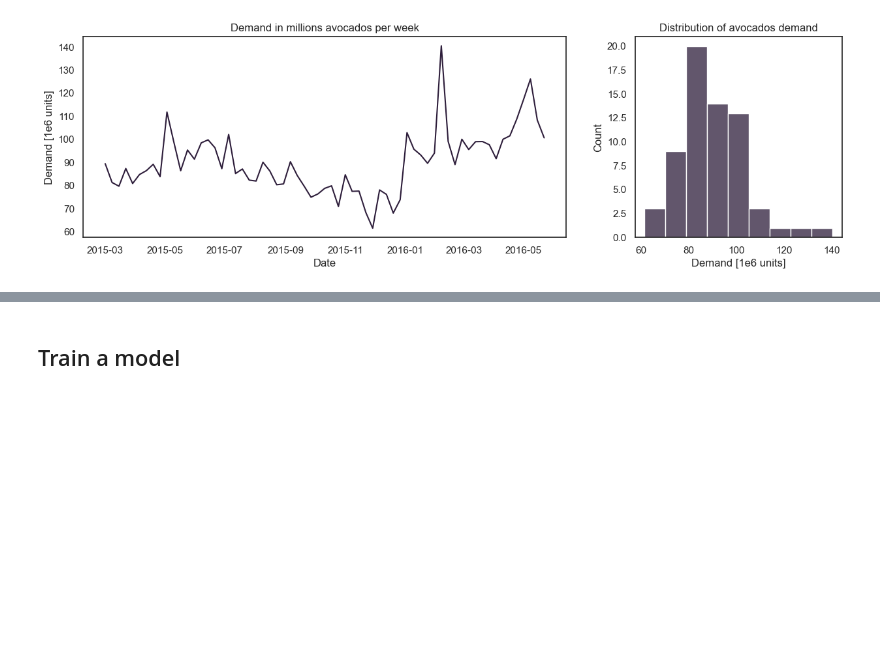
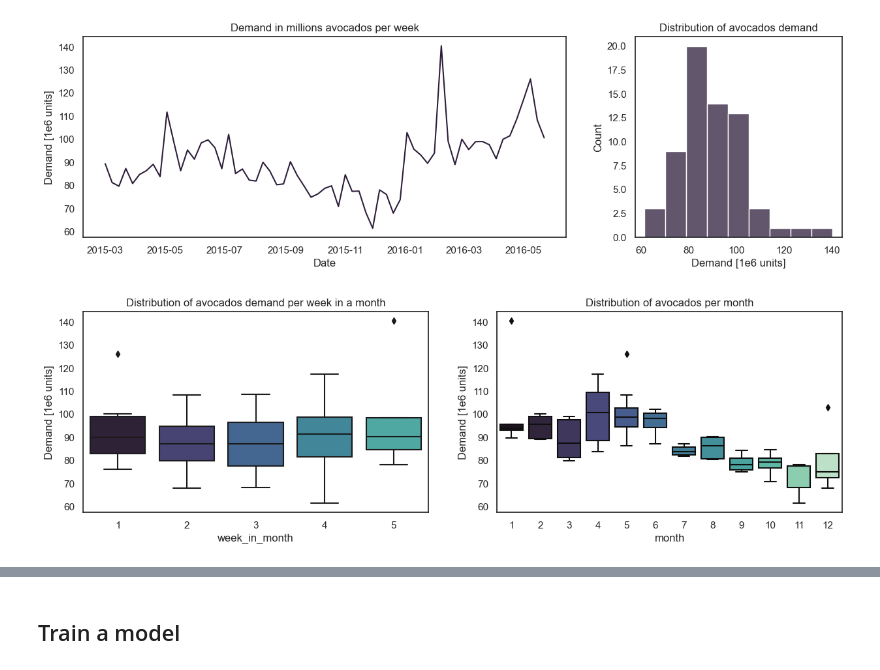
Before and after one commit to santiviquez/ageml, a Jupyter notebook: notebooks/experiments/avocados_demand_forescasting_baseline.ipynb, the cells around one changed output, grey strips where cells are left out. Saved outputs shown, nothing was run; the diff lists cells and outputs as text; code cells hidden in the pictures; blank space fills up the shorter version.

Commit message:
update avocados

```diff
--- a/notebooks/experiments/avocados_demand_forescasting_baseline.ipynb
+++ b/notebooks/experiments/avocados_demand_forescasting_baseline.ipynb
@@ -64,6 +80,5 @@ y_prod = data.loc[data['partition'] == 'prod', target]
 # %%
-df = data.loc[data['partition'] == 'train', ['date', 'demand']]
-df['month'] = df['date'].dt.to_period('M')
+df = data.loc[data['partition'] == 'train', ['date', 'demand', 'week_in_month', 'month']]
 df['week'] = df['date'].dt.to_period('W')
 
 df1 = df.copy()
@@ -88,0 +108,13 @@ plt.show()
+# %%
+fig, ax = plt.subplots(1, 2, figsize=(15,4))
+sns.boxplot(data=df1, x='week_in_month', y='demand', ax=ax[0])
+ax[0].set_title('Distribution of avocados demand per week in a month')
+ax[0].set_ylabel('Demand [1e6 units]')
+
+sns.boxplot(data=df1, x='month', y='demand', order=[str(i) for i in range(1, 13)], ax=ax[1], palette='mako')
+ax[1].set_title('Distribution of avocados per month')
+ax[1].set_ylabel('Demand [1e6 units]')
+plt.savefig('../../figures/avocados_week_month_demand.svg', format='svg', bbox_inches='tight')
+plt.show()
+# %% [output]
+[figure, added]
```
Also changed, not shown: parts of 5 cells of this notebook, 9 other files.
